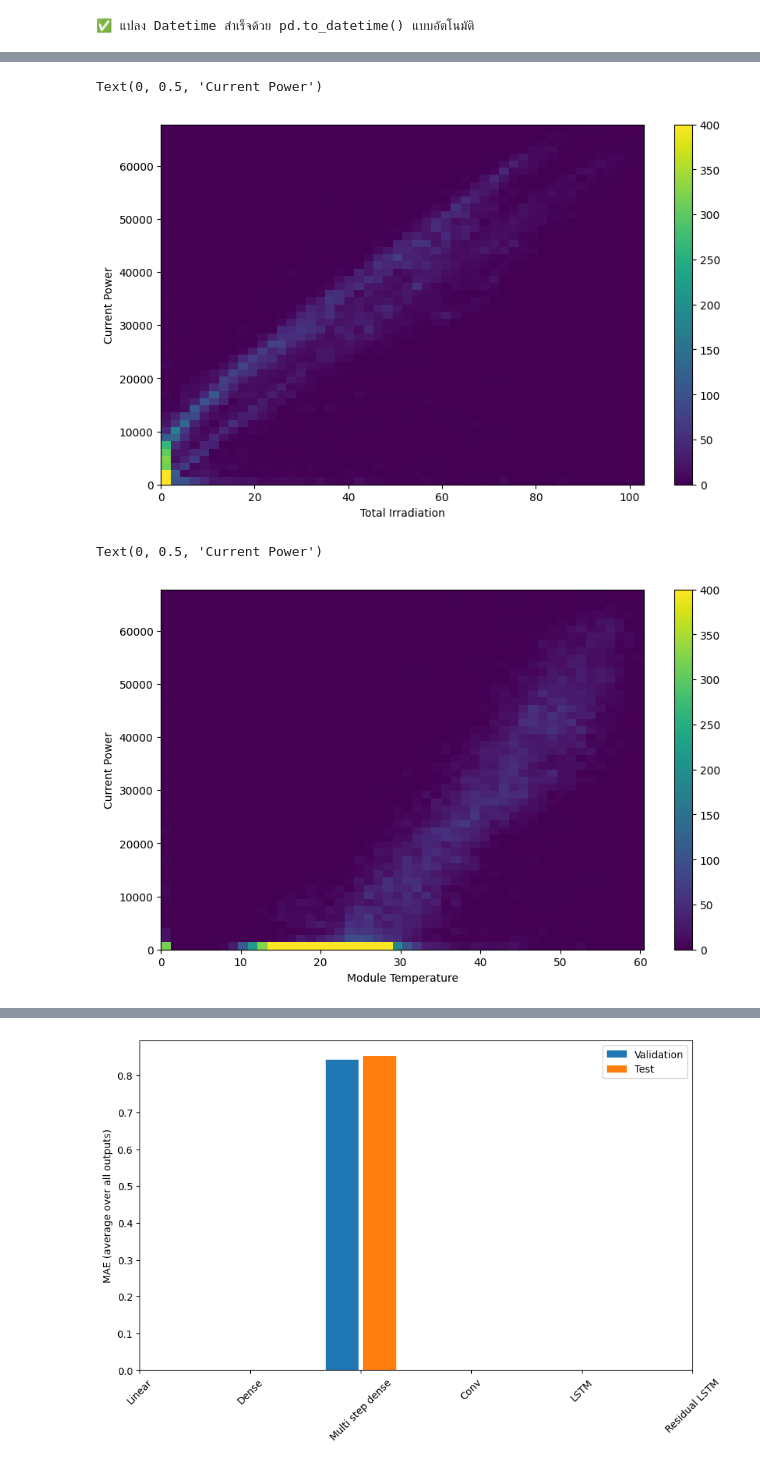
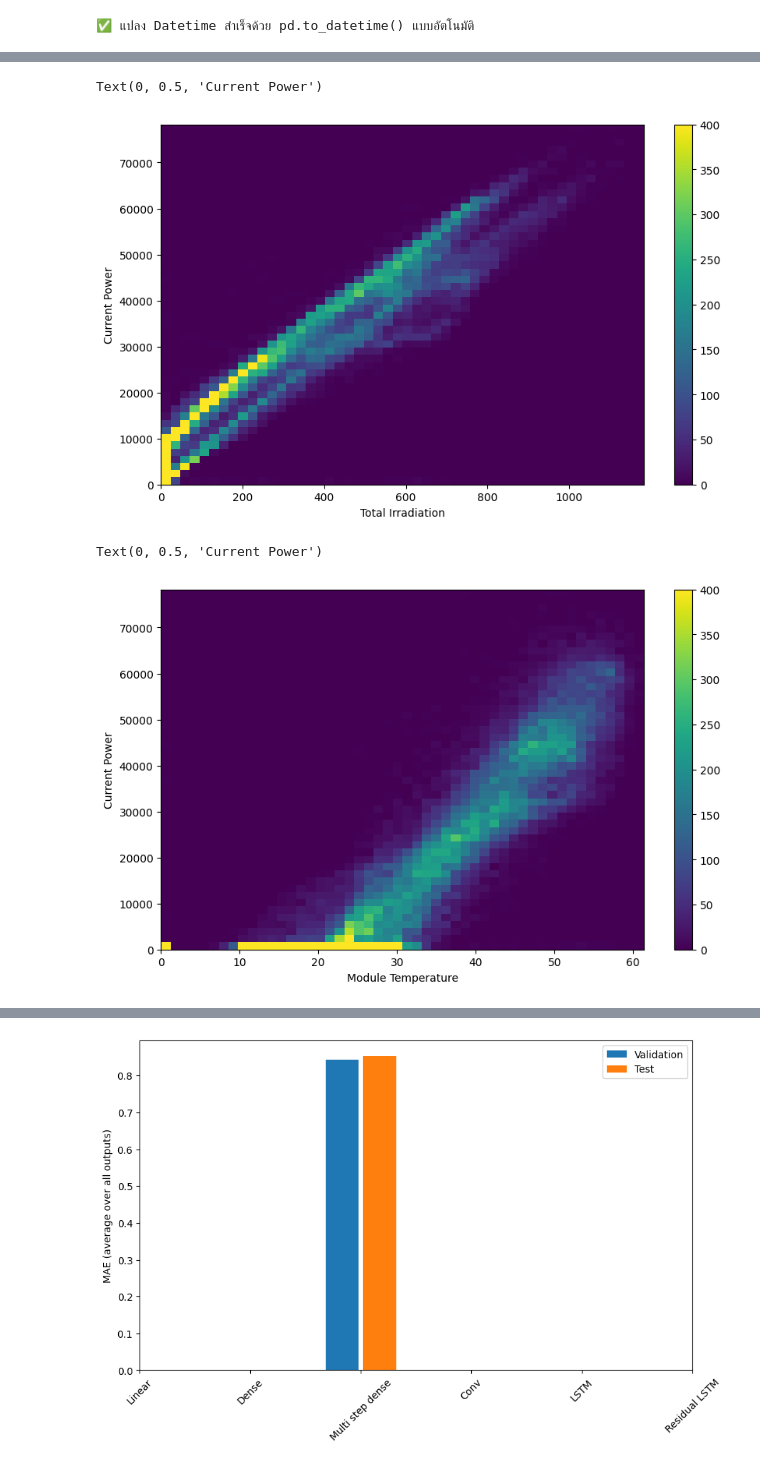
Before and after one commit to wsarachai/CM-SolarTS, a Jupyter notebook: src/jupyter_nb/pv-mju-data.ipynb, the cells around one changed output, grey strips where cells are left out. Drawn from its saved outputs; the diff is of its cells as text; code cells hidden in the pictures.

```diff
--- a/src/jupyter_nb/pv-mju-data.ipynb
+++ b/src/jupyter_nb/pv-mju-data.ipynb
@@ -63,6 +62,6 @@ all_cols = ['datetime','current_power','current_value_of_consumption','external_
 # %%
 csv_path = tf.keras.utils.get_file(
-    origin='https://itsci.mju.ac.th/downloads/watcharin/datasets/pv/device-1.csv.tar.gz')
+    origin='https://itsci.mju.ac.th/downloads/watcharin/datasets/pv/merge_15min.csv.zip')
     #origin='https://itsci.mju.ac.th/downloads/watcharin/datasets/pv/export_device_1_basic_aggregated_1hour.csv.gz')
 csv_path
 # %% [output]
@@ -159,16 +169,16 @@ display_all(df)
 # %%
-plt.hist2d(df['Total Irradiation'], df['Current Power'], bins=(50, 50), vmax=400)
+plt.hist2d(df['total_irradiation'], df['current_power'], bins=(50, 50), vmax=400)
 plt.colorbar()
 plt.xlabel('Total Irradiation')
 plt.ylabel('Current Power')
 # %% [output]
 Text(0, 0.5, 'Current Power')
-[figure, old version]
+[figure, new version]
 # %%
-plt.hist2d(df['Module Temperature'], df['Current Power'], bins=(50, 50), vmax=400)
+plt.hist2d(df['temperature_measurement'], df['current_power'], bins=(50, 50), vmax=400)
 plt.colorbar()
 plt.xlabel('Module Temperature')
 plt.ylabel('Current Power')
 # %% [output]
 Text(0, 0.5, 'Current Power')
-[figure, old version]
+[figure, new version]
```
Also changed, not shown: parts of 44 cells of this notebook, 6 other files.
